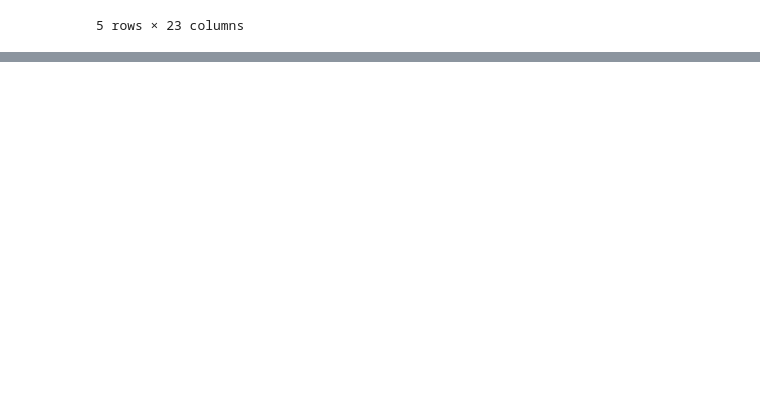
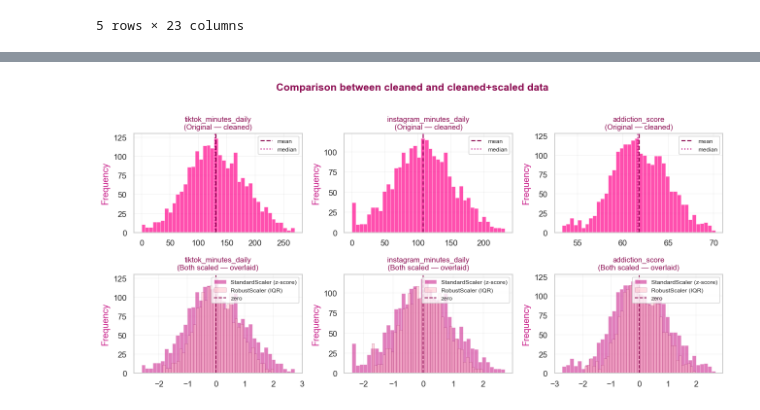
Before and after one commit to evvwwaa/TikTok-Instagram-Addiction, a Jupyter notebook: notebook.ipynb, the cells around one changed output, grey strips where cells are left out. Cells and saved outputs as stored; diff of their text form; code cells hidden in the pictures; blank space fills up the shorter version.

Commit message:
data transformation

```diff
--- a/notebook.ipynb
+++ b/notebook.ipynb
@@ -101,3 +122,8 @@ dtypes: float64(4), int64(3)
 memory usage: 163.8 KB
 # %%
 data2['total_minutes_daily'] = data2['tiktok_minutes_daily'] + data2['instagram_minutes_daily']
+data2['sos_situation'] = ((data2['total_minutes_daily'] / 60) > 3).astype(int)
+data2['age_group'] = pd.cut(data2['age'], bins=[0, 25, 35, 100], labels=['<25', '25-35', '>35'])
+data2['sleep_deprived'] = (data2['sleep_hours'] < 7).astype(int)
+data2['heavy_user'] = (data2['total_minutes_daily'] > data2['total_minutes_daily'].median()).astype(int)
+data2
@@ -106,2 +143,0 @@ data2['sos_situation'] = ((data2['total_minutes_daily'] / 60) > 3).astype(int)
-# %%
-data2['covid'] = data2['year'].apply(lambda x: 1 if 2022 >=x >= 2020 else 0)
@@ -135,0 +198,82 @@ data2.describe()
+# %%
+scaler_std    = StandardScaler()
+robust_scaler = RobustScaler()
+
+to_scale = ['tiktok_minutes_daily', 'instagram_minutes_daily', 'addiction_score']
+
+data2[[c + '_std' for c in to_scale]] = scaler_std.fit_transform(data2[to_scale])
+data2[[c + '_rs'  for c in to_scale]] = robust_scaler.fit_transform(data2[to_scale])
+
+fig, axes = plt.subplots(
+    2, 3,
+    figsize = (12, 6),
+    facecolor = 'white'
+)
+
+fig.suptitle(
+    'Comparison between cleaned and cleaned+scaled data\n',
+    fontsize = 14,
+    color = PINK['deep'],
+    fontweight = 'bold'
+)
+
+columns = ['tiktok_minutes_daily', 'instagram_minutes_daily', 'addiction_score']
+
+for i, col in enumerate(columns):
+
+    ax_top = axes[0, i]
+    ax_top.hist(
+        data2[col],
+        bins = 40,
+        color = PINK['hot'],
+        alpha = 0.75,
+        edgecolor = 'white',
+        linewidth = 0.4
+    )
+
+    ax_top.axvline(
+        data2[col].mean(),
+        color = PINK['deep'],   ls = '--', lw = 1.5, label = 'mean'
+    )
+    ax_top.axvline(
+        data2[col].median(),
+        color = PINK['magenta'], ls = ':',  lw = 1.5, label = 'median'
+    )
+    ax_top.set_title(
+        f'{col}\n(Original — cleaned)',
+        fontsize = 10, color = PINK['deep']
+    )
+    ax_top.set_ylabel('Frequency', color = PINK['magenta'])
+    ax_top.legend(fontsize=8)
+
+    ax_bot = axes[1, i]
+    ax_bot.hist(
+        data2[col + '_std'],
+        bins = 40,
+        alpha = 0.55,
+        color = PINK['magenta'],
+        edgecolor = 'white',
+        linewidth = 0.4,
+        label = 'StandardScaler (z-score)'
+    )
+    ax_bot.hist(
+        data2[col + '_rs'],
+        bins = 40,
+        alpha = 0.45,
+        color = PINK['light'],
+        edgecolor = PINK['deep'],
+        linewidth = 0.4,
+        label = 'RobustScaler (IQR)'
+    )
+    ax_bot.axvline(0, color = PINK['deep'], lw = 1.2, ls = '--', label = 'zero')
+    ax_bot.set_title(
+        f'{col}\n(Both scaled — overlaid)',
+        fontsize = 10, color = PINK['deep']
+    )
+    ax_bot.set_ylabel('Frequency', color = PINK['magenta'])
+    ax_bot.legend(fontsize = 8)
+
+plt.tight_layout()
+plt.show()
+# %% [output]
+[figure, added]
```
Also changed, not shown: parts of 21 cells of this notebook.
